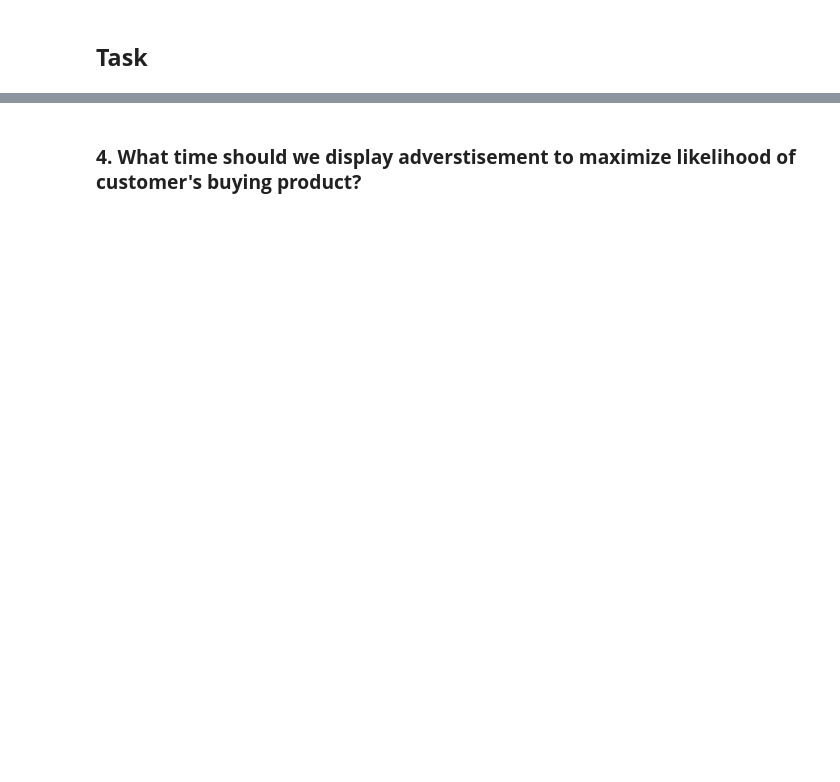
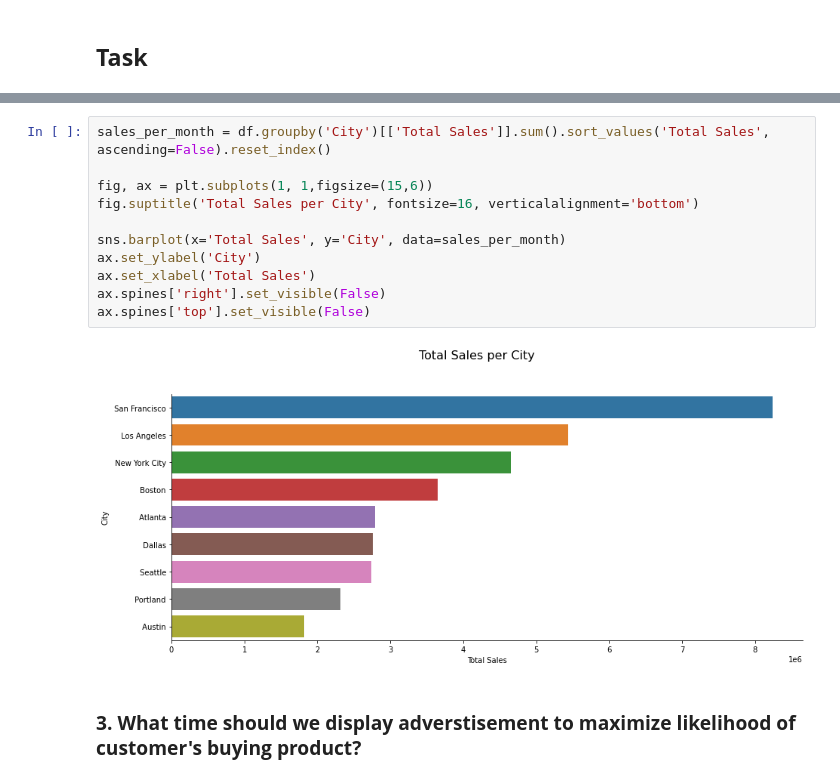
Before and after one commit to abdsyafiq/Sales-Analysis, a Jupyter notebook: Sales_Product_Data.ipynb, the cells around one changed output, grey strips where cells are left out. Saved outputs shown, nothing was run; the diff lists cells and outputs as text; blank space fills up the shorter version.

```diff
--- a/Sales_Product_Data.ipynb
+++ b/Sales_Product_Data.ipynb
@@ -342,2 +309,15 @@ sns.barplot(data = order_per_quarter, x='Quarter', y='Order ID', alpha=0.5, ax=a
+# %%
+sales_per_month = df.groupby('City')[['Total Sales']].sum().sort_values('Total Sales', ascending=False).reset_index()
+
+fig, ax = plt.subplots(1, 1,figsize=(15,6))
+fig.suptitle('Total Sales per City', fontsize=16, verticalalignment='bottom')
+
+sns.barplot(x='Total Sales', y='City', data=sales_per_month)
+ax.set_ylabel('City')
+ax.set_xlabel('Total Sales')
+ax.spines['right'].set_visible(False)
+ax.spines['top'].set_visible(False)
+# %% [output]
+[figure, added]
 # %% [markdown]
-### **4. What time should we display adverstisement to maximize likelihood of customer's buying product?**
+### **3. What time should we display adverstisement to maximize likelihood of customer's buying product?**
```
Also changed, not shown: parts of 25 cells of this notebook.
